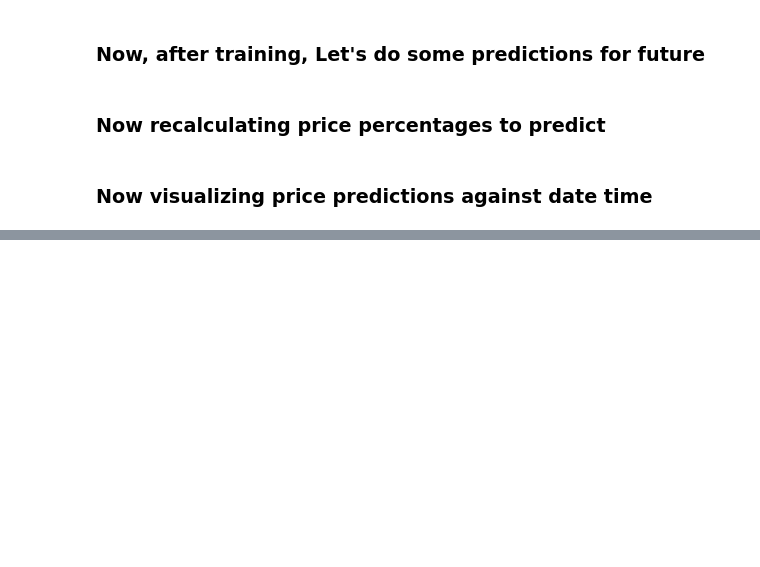
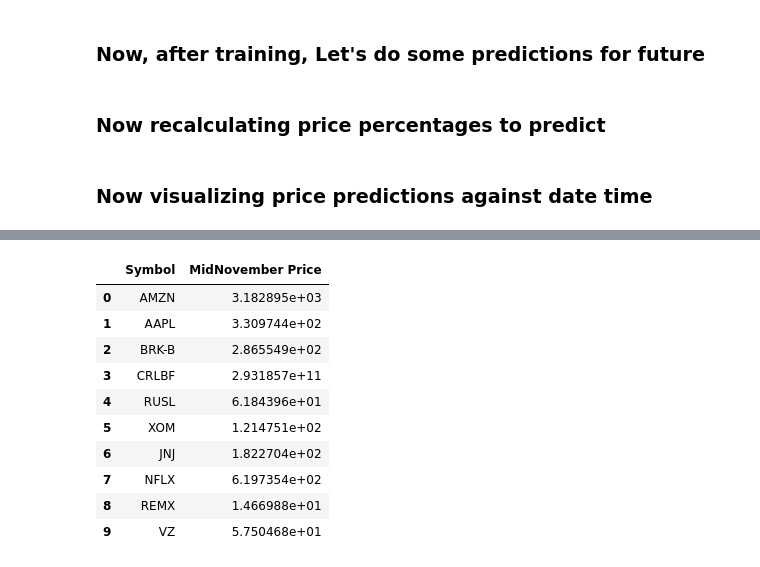
Before and after one commit to mmistroni/TensorFlowPlayground, a Jupyter notebook: TFTimeSeries.ipynb, the cells around one changed output, grey strips where cells are left out. Cells and saved outputs as stored; diff of their text form; code cells hidden in the pictures; blank space fills up the shorter version.

```diff
--- a/TFTimeSeries.ipynb
+++ b/TFTimeSeries.ipynb
@@ -480,0 +486,15 @@ I0719 21:16:18.529512 139971056322432 estimator.py:1145] Calling model_fn.
+# %%
+import pandas as pd
+pd.DataFrame(results, columns=['Symbol', 'MidNovember Price'])
+# %% [output]
+|  | Symbol | MidNovember Price |
+| 0 | AMZN | 3.182895e+03 |
+| 1 | AAPL | 3.309744e+02 |
+| 2 | BRK-B | 2.865549e+02 |
+| 3 | CRLBF | 2.931857e+11 |
+| 4 | RUSL | 6.184396e+01 |
+| 5 | XOM | 1.214751e+02 |
+| 6 | JNJ | 1.822704e+02 |
+| 7 | NFLX | 6.197354e+02 |
+| 8 | REMX | 1.466988e+01 |
+| 9 | VZ | 5.750468e+01 |
```
Also changed, not shown: parts of 10 cells of this notebook.
